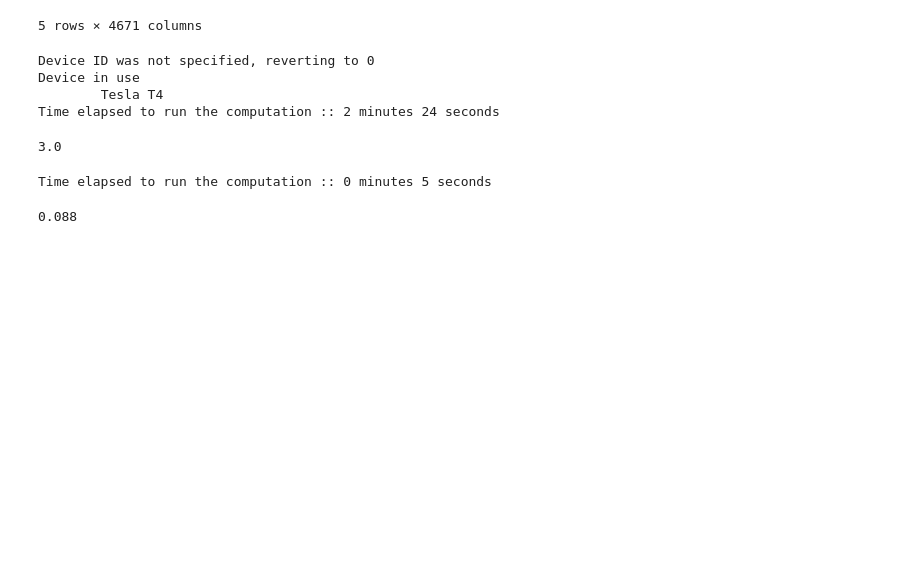
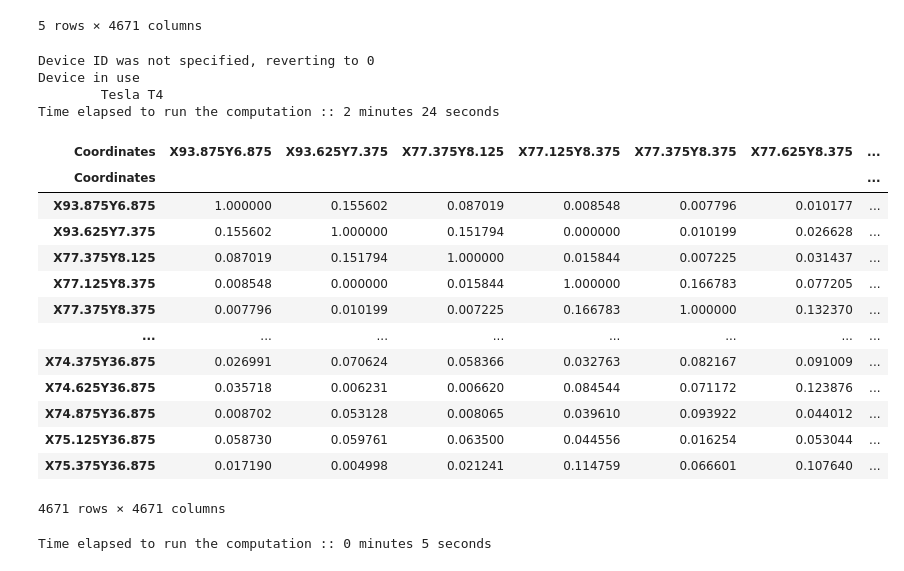
Before and after one commit to professorcode1/Event-Analysis, a Jupyter notebook: Example.ipynb, the cells around one changed output. Cells and saved outputs as stored; diff of their text form; code cells hidden in the pictures; blank space fills up the shorter version.

```diff
--- a/Example.ipynb
+++ b/Example.ipynb
@@ -92,15 +79,24 @@ Device ID was not specified, reverting to 0
 Device in use
         Tesla T4
 Time elapsed to run the computation :: 2 minutes 24 seconds
-# %%
-ES_Q['X68.125Y23.625']['X77.375Y8.125']
-# %% [output]
-3.0
+# %%
+ES_Q
+# %% [output]
+| Coordinates | X93.875Y6.875 | X93.625Y7.375 | X77.375Y8.125 | X77.125Y8.375 | X77.375Y8.375 | X77.625Y8.375 | ... |
+| Coordinates |  |  |  |  |  |  | ... |
+| X93.875Y6.875 | 1.000000 | 0.155602 | 0.087019 | 0.008548 | 0.007796 | 0.010177 | ... |
+| X93.625Y7.375 | 0.155602 | 1.000000 | 0.151794 | 0.000000 | 0.010199 | 0.026628 | ... |
+| X77.375Y8.125 | 0.087019 | 0.151794 | 1.000000 | 0.015844 | 0.007225 | 0.031437 | ... |
+| X77.125Y8.375 | 0.008548 | 0.000000 | 0.015844 | 1.000000 | 0.166783 | 0.077205 | ... |
+| X77.375Y8.375 | 0.007796 | 0.010199 | 0.007225 | 0.166783 | 1.000000 | 0.132370 | ... |
+| ... | ... | ... | ... | ... | ... | ... | ... |
+| X74.375Y36.875 | 0.026991 | 0.070624 | 0.058366 | 0.032763 | 0.082167 | 0.091009 | ... |
+| X74.625Y36.875 | 0.035718 | 0.006231 | 0.006620 | 0.084544 | 0.071172 | 0.123876 | ... |
+| X74.875Y36.875 | 0.008702 | 0.053128 | 0.008065 | 0.039610 | 0.093922 | 0.044012 | ... |
+| X75.125Y36.875 | 0.058730 | 0.059761 | 0.063500 | 0.044556 | 0.016254 | 0.053044 | ... |
+| X75.375Y36.875 | 0.017190 | 0.004998 | 0.021241 | 0.114759 | 0.066601 | 0.107640 | ... |
+4671 rows × 4671 columns
 # %%
 EC_p_max,EC_p_mean, EC_t_max,EC_t_mean, p_prec, p_trig = EA.ECA_Cuda(datetime.timedelta(hours = 100), return_p_values = True)
 # %% [output]
 Time elapsed to run the computation :: 0 minutes 5 seconds
-# %%
-EC_t_max['X68.125Y23.625']['X77.375Y8.125']
-# %% [output]
-0.088
```
Also changed, not shown: parts of 5 cells of this notebook.
